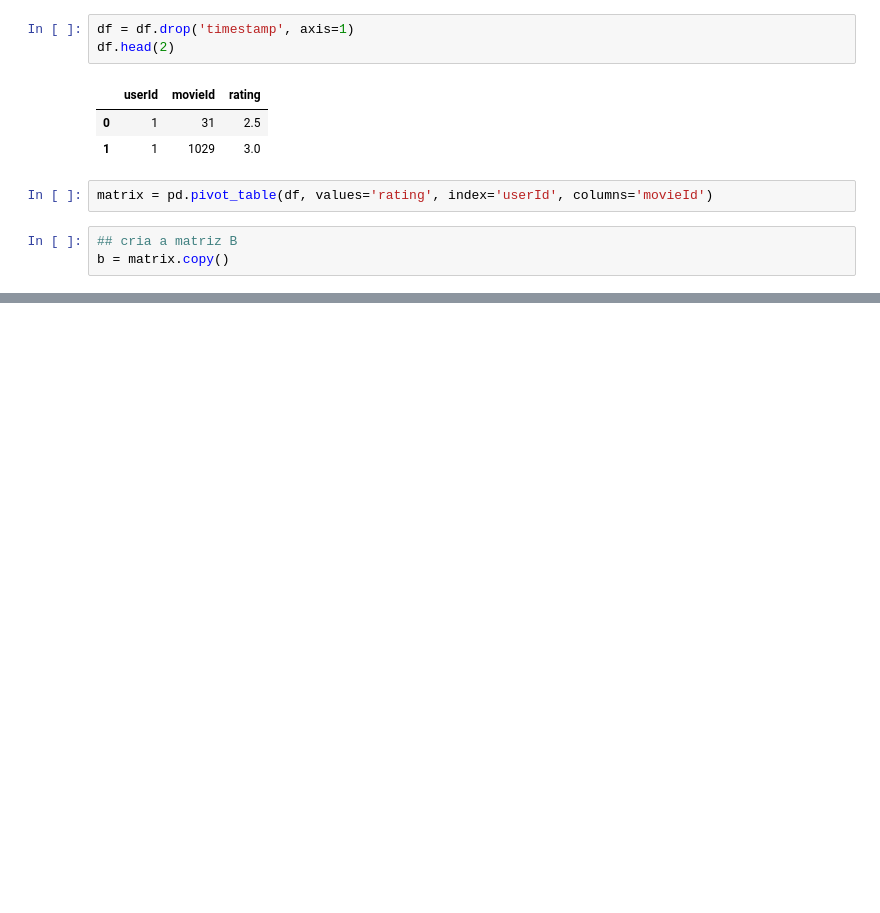
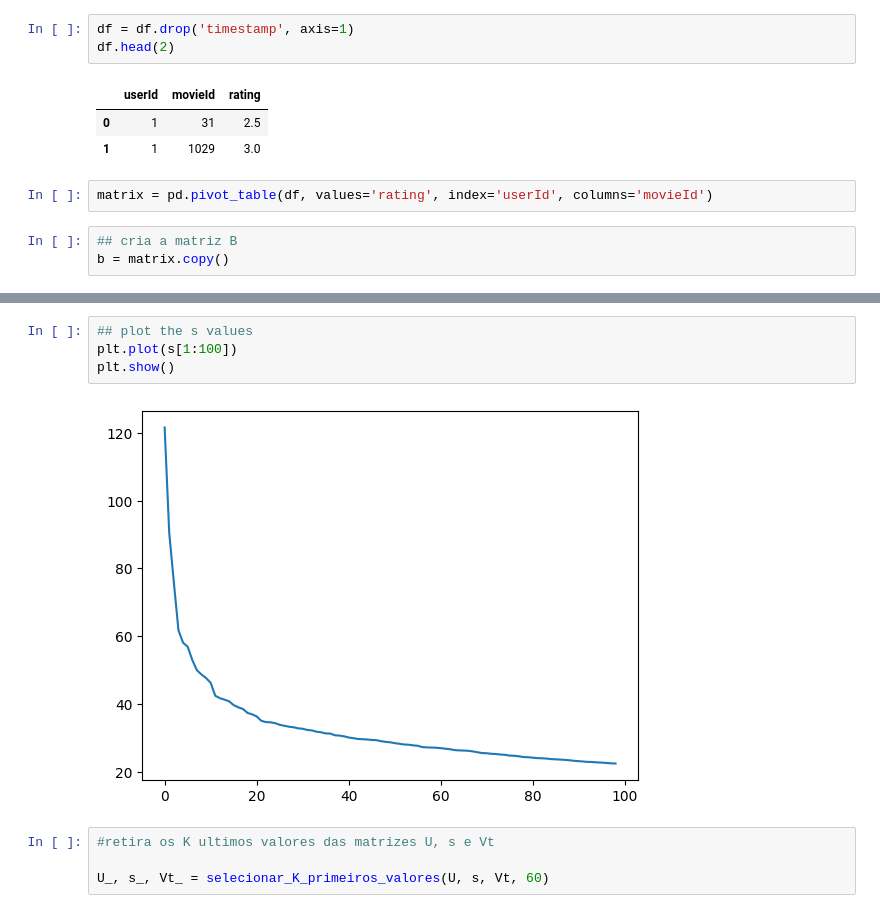
Before and after one commit to esdrasgc/netflix_challenge, a Jupyter notebook: main.ipynb, the cells around one changed output, grey strips where cells are left out. Drawn from its saved outputs; the diff is of its cells as text; blank space fills up the shorter version.

Commit message:
selecionar K elementos e reconstruir b

```diff
--- a/main.ipynb
+++ b/main.ipynb
@@ -36,0 +75,10 @@ print(b.iloc[i, j])
+# %%
+## plot the s values
+plt.plot(s[1:100])
+plt.show()
+# %% [output]
+[figure, added]
+# %%
+#retira os K ultimos valores das matrizes U, s e Vt
+
+U_, s_, Vt_ = selecionar_K_primeiros_valores(U, s, Vt, 60)
```
Also changed, not shown: parts of 10 cells of this notebook.
